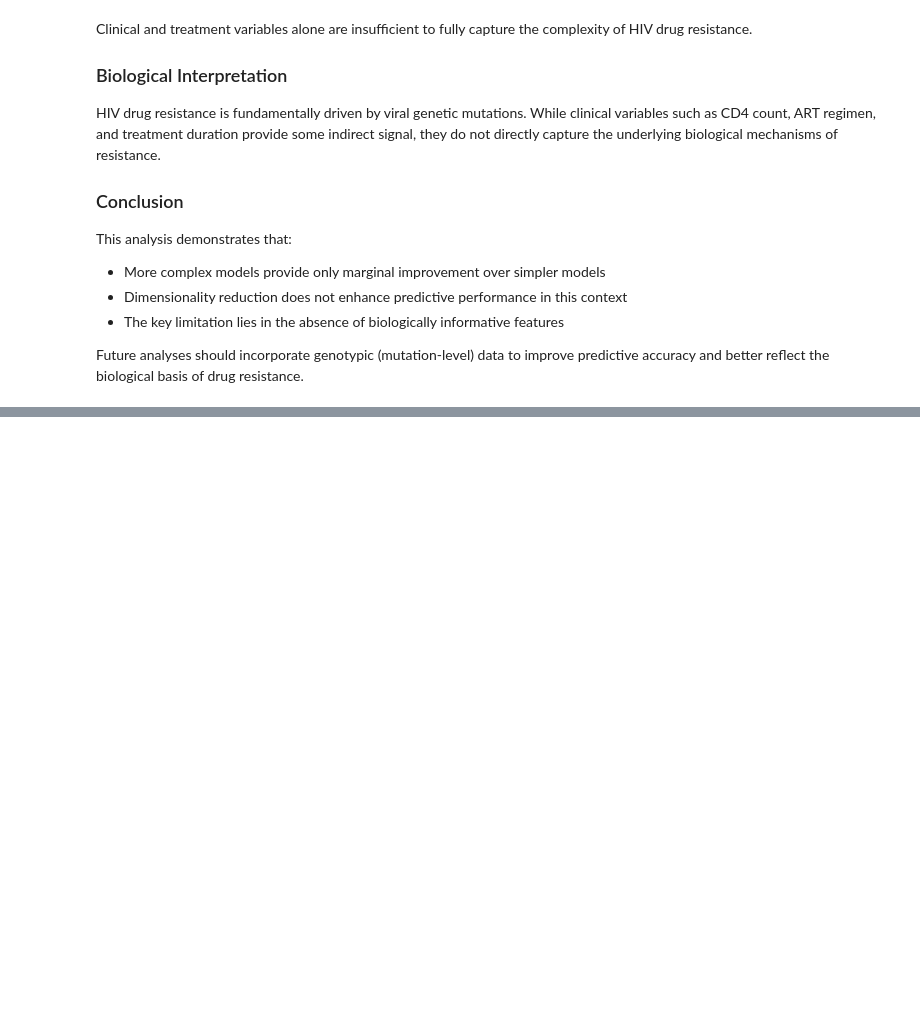
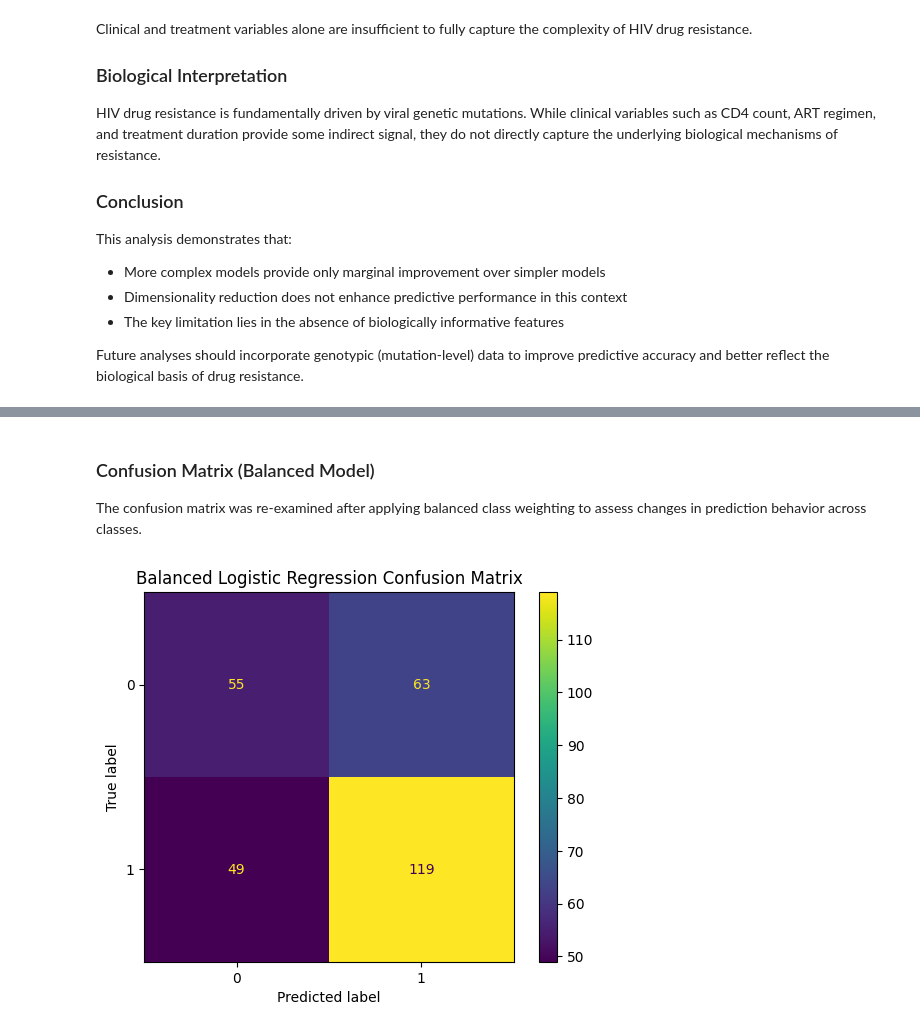
Before and after one commit to BakkaWilber/HIV_Drug_Resistance_ML, a Jupyter notebook: notebooks/hiv_drug_resistance_analysis.ipynb.ipynb, the cells around one changed output, grey strips where cells are left out. Cells and saved outputs as stored; diff of their text form; code cells hidden in the pictures; blank space fills up the shorter version.

```diff
--- a/notebooks/hiv_drug_resistance_analysis.ipynb.ipynb
+++ b/notebooks/hiv_drug_resistance_analysis.ipynb.ipynb
@@ -784,0 +807,9 @@ Future analyses should incorporate genotypic (mutation-level) data to improve pr
+# %%
+from sklearn.linear_model import LogisticRegression
+
+lr_balanced = LogisticRegression(
+    max_iter=1000,
+    class_weight='balanced'
+)
+
+lr_balanced.fit(X_train, y_train)
@@ -784,0 +822,4 @@ Future analyses should incorporate genotypic (mutation-level) data to improve pr
+# %%
+y_pred_balanced = lr_balanced.predict(X_test)
+
+y_prob_balanced = lr_balanced.predict_proba(X_test)[:,1]
@@ -784,0 +848,19 @@ Future analyses should incorporate genotypic (mutation-level) data to improve pr
+# %% [markdown]
+### Confusion Matrix (Balanced Model)
+
+The confusion matrix was re-examined after applying balanced class weighting to assess changes in prediction behavior across classes.
+# %%
+from sklearn.metrics import confusion_matrix, ConfusionMatrixDisplay
+import matplotlib.pyplot as plt
+
+cm_balanced = confusion_matrix(y_test, y_pred_balanced)
+
+disp = ConfusionMatrixDisplay(confusion_matrix=cm_balanced)
+
+disp.plot()
+
+plt.title("Balanced Logistic Regression Confusion Matrix")
+
+plt.show()
+# %% [output]
+[figure, added]
```
Also changed, not shown: parts of 30 cells of this notebook.
